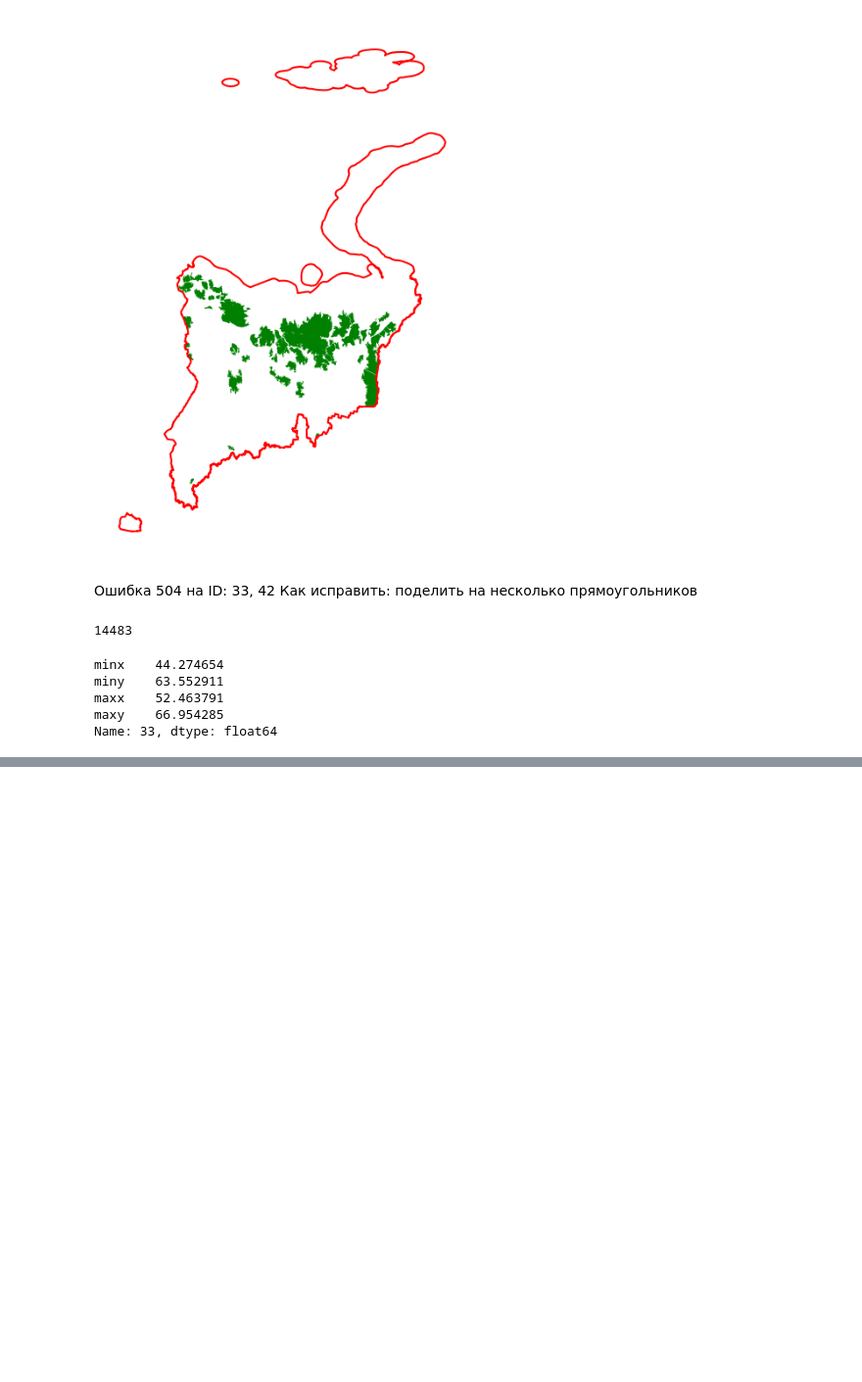
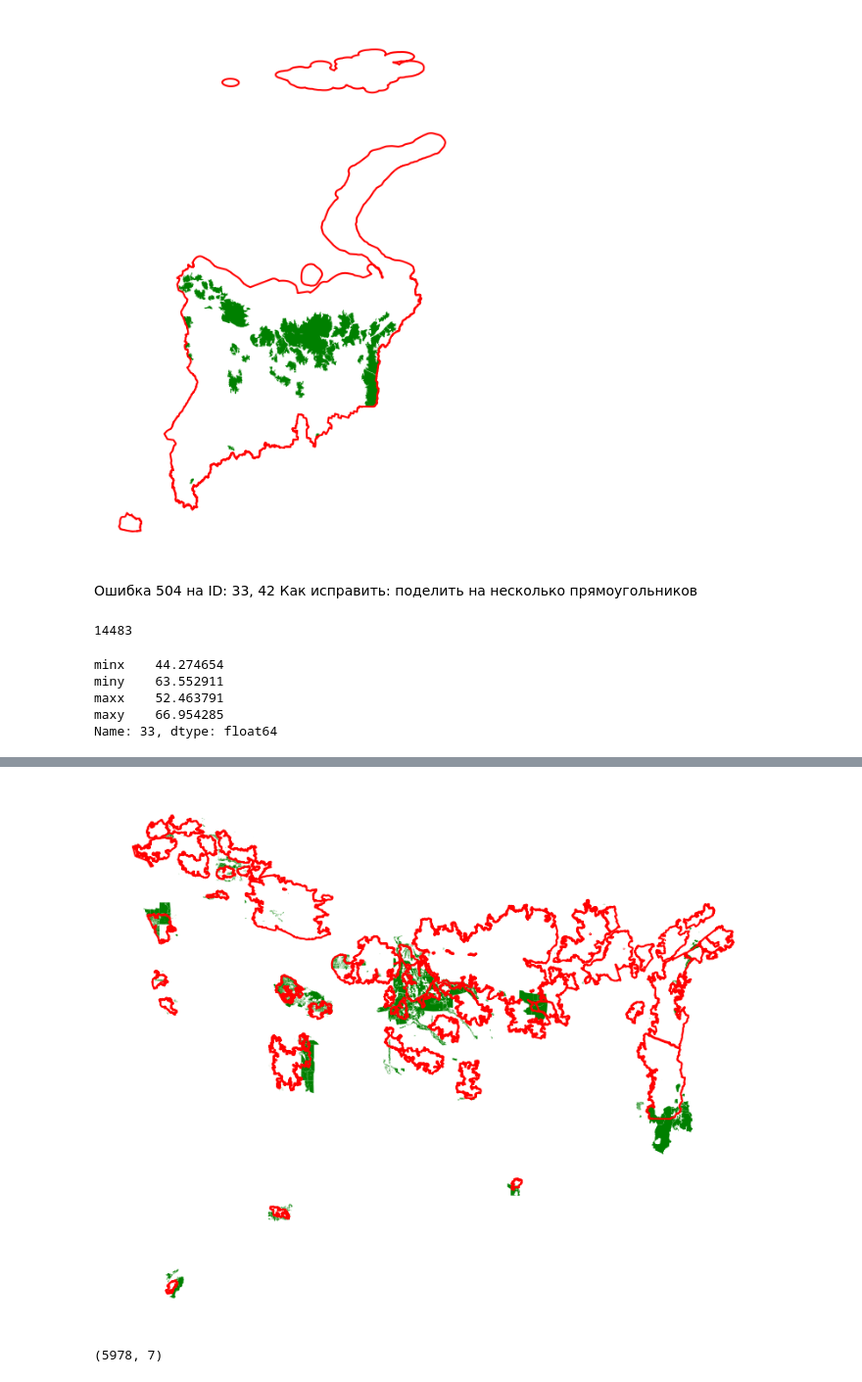
Before and after one commit to eivankin/nto-geo, a Jupyter notebook: playground.ipynb, the cells around one changed output, grey strips where cells are left out. Shown at 98% size. Saved outputs shown, nothing was run; the diff lists cells and outputs as text; code cells hidden in the pictures; blank space fills up the shorter version.

```diff
--- a/playground.ipynb
+++ b/playground.ipynb
@@ -297,0 +368,3 @@ Name: 33, dtype: float64
+# %%
+trees = gpd.read_file('dump.geojson')
+trees.head()
@@ -297,0 +378,15 @@ Name: 33, dtype: float64
+# %%
+import matplotlib.pyplot as plt
+
+fig, ax = plt.subplots(figsize=(12, 8))
+trees.plot(ax=ax, color='green')
+ifl_clipped.boundary.plot(ax=ax, color='red')
+ax.set_axis_off()
+plt.show()
+# %% [output]
+[figure, added]
+# %%
+filtered_trees = trees.sjoin(ifl_clipped)
+filtered_trees.shape
+# %% [output]
+(5978, 7)
```
Also changed, not shown: parts of 14 cells of this notebook.
